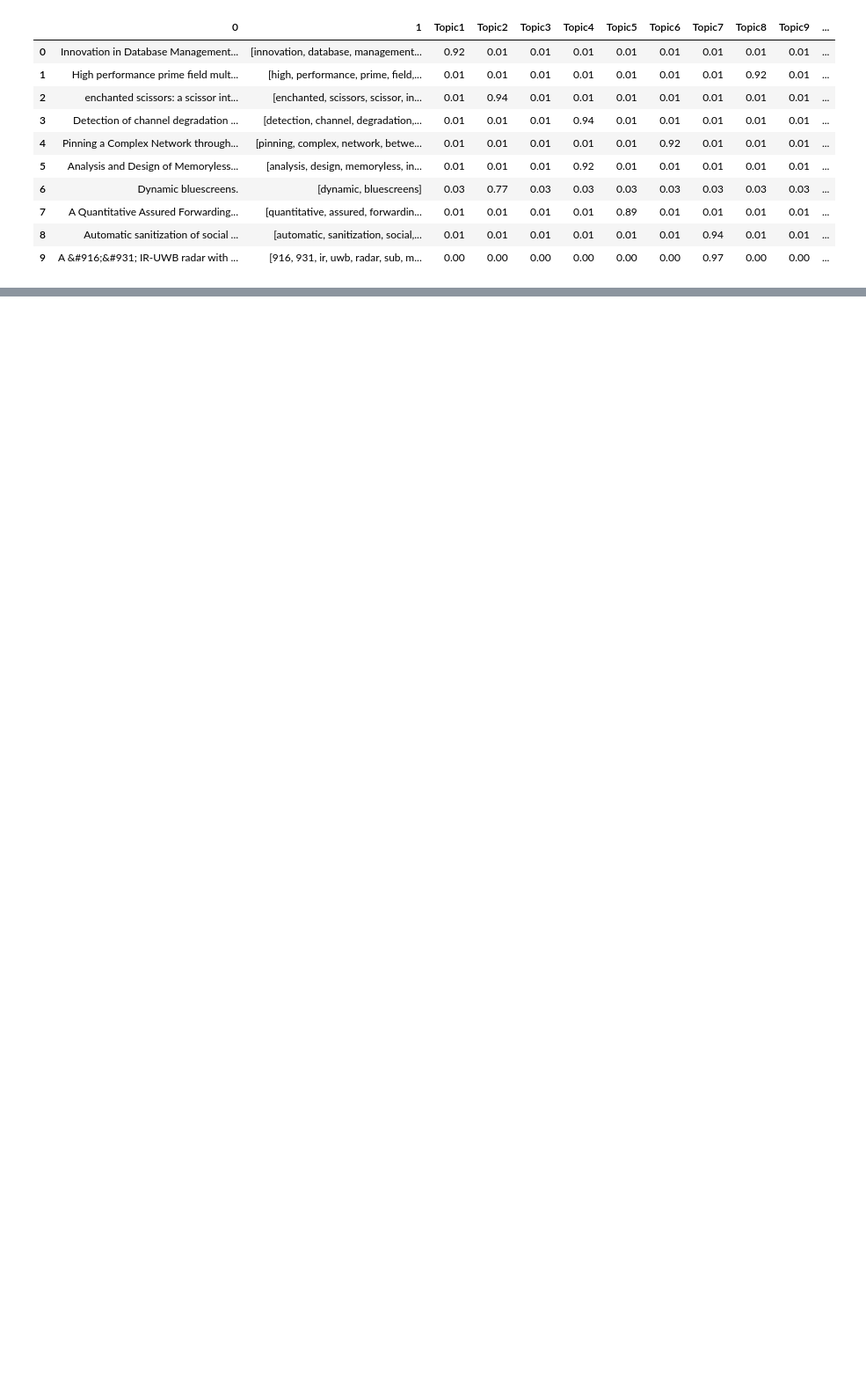
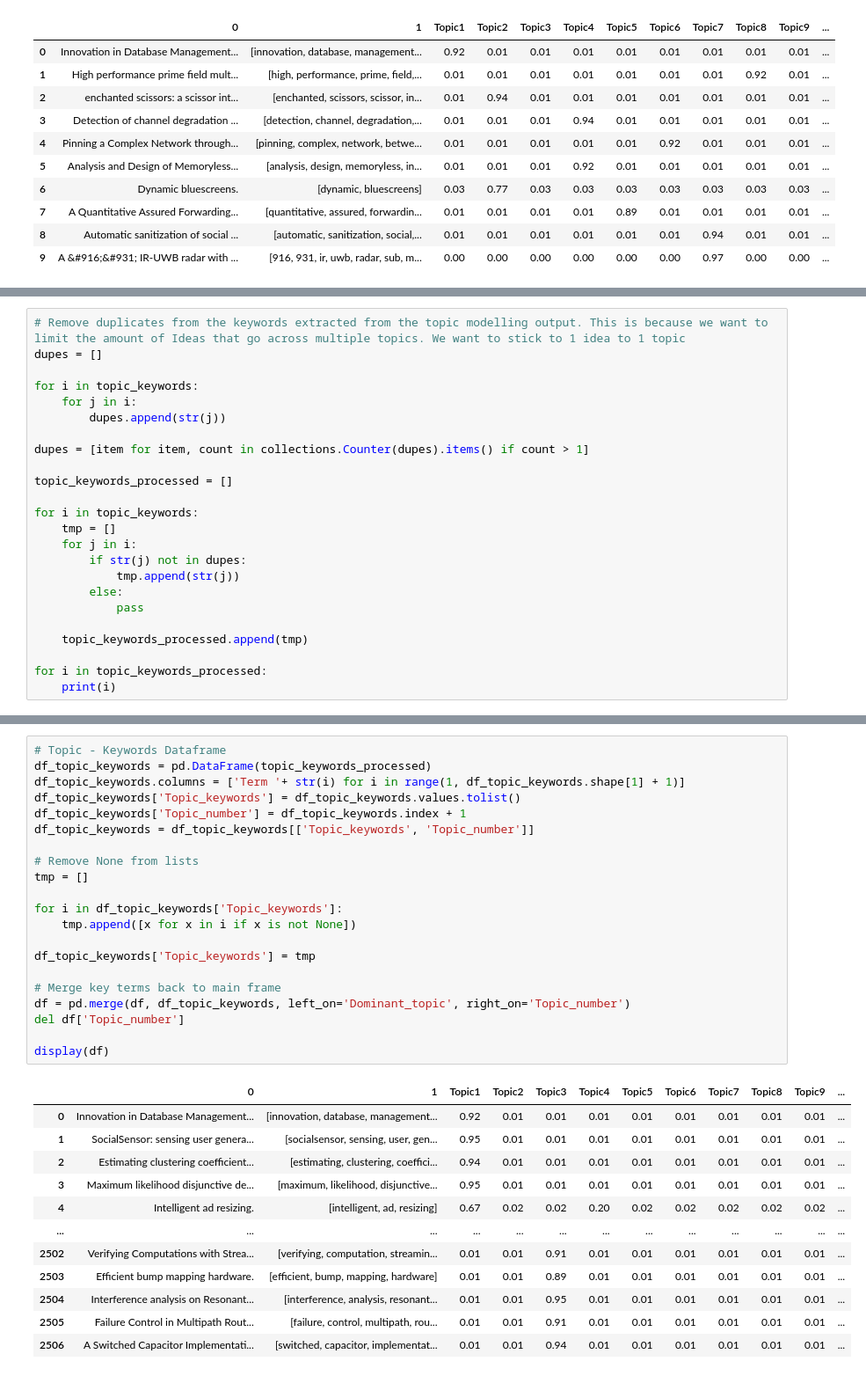
Before and after one commit to LowriWilliams/Topic_Modelling_Beyond_Tokens, a Jupyter notebook: topic_modelling.ipynb, the cells around one changed output, grey strips where cells are left out. Shown: that part at 88% size. Cells and saved outputs as stored; diff of their text form; blank space fills up the shorter version.

```diff
--- a/topic_modelling.ipynb
+++ b/topic_modelling.ipynb
@@ -226,0 +227,24 @@ for i in in topic_keywords:
+# %%
+# Remove duplicates from the keywords extracted from the topic modelling output. This is because we want to limit the amount of Ideas that go across multiple topics. We want to stick to 1 idea to 1 topic
+dupes = []
+
+for i in topic_keywords:
+    for j in i:
+        dupes.append(str(j))
+
+dupes = [item for item, count in collections.Counter(dupes).items() if count > 1]
+
+topic_keywords_processed = []
+
+for i in topic_keywords:
+    tmp = []
+    for j in i:
+        if str(j) not in dupes:
+            tmp.append(str(j))
+        else:
+            pass
+
+    topic_keywords_processed.append(tmp)
+
+for i in topic_keywords_processed:
+    print(i)
@@ -226,0 +262,34 @@ for i in in topic_keywords:
+# %%
+# Topic - Keywords Dataframe
+df_topic_keywords = pd.DataFrame(topic_keywords_processed)
+df_topic_keywords.columns = ['Term '+ str(i) for i in range(1, df_topic_keywords.shape[1] + 1)]
+df_topic_keywords['Topic_keywords'] = df_topic_keywords.values.tolist()
+df_topic_keywords['Topic_number'] = df_topic_keywords.index + 1
+df_topic_keywords = df_topic_keywords[['Topic_keywords', 'Topic_number']]
+
+# Remove None from lists
+tmp = []
+
+for i in df_topic_keywords['Topic_keywords']:
+    tmp.append([x for x in i if x is not None])
+
+df_topic_keywords['Topic_keywords'] = tmp
+
+# Merge key terms back to main frame
+df = pd.merge(df, df_topic_keywords, left_on='Dominant_topic', right_on='Topic_number')
+del df['Topic_number']
+
+display(df)
+# %% [output]
+|  | 0 | 1 | Topic1 | Topic2 | Topic3 | Topic4 | Topic5 | Topic6 | Topic7 | Topic8 | Topic9 | ... |
+| 0 | Innovation in Database Management... | [innovation, database, management... | 0.92 | 0.01 | 0.01 | 0.01 | 0.01 | 0.01 | 0.01 | 0.01 | 0.01 | ... |
+| 1 | SocialSensor: sensing user genera... | [socialsensor, sensing, user, gen... | 0.95 | 0.01 | 0.01 | 0.01 | 0.01 | 0.01 | 0.01 | 0.01 | 0.01 | ... |
+| 2 | Estimating clustering coefficient... | [estimating, clustering, coeffici... | 0.94 | 0.01 | 0.01 | 0.01 | 0.01 | 0.01 | 0.01 | 0.01 | 0.01 | ... |
+| 3 | Maximum likelihood disjunctive de... | [maximum, likelihood, disjunctive... | 0.95 | 0.01 | 0.01 | 0.01 | 0.01 | 0.01 | 0.01 | 0.01 | 0.01 | ... |
+| 4 | Intelligent ad resizing. | [intelligent, ad, resizing] | 0.67 | 0.02 | 0.02 | 0.20 | 0.02 | 0.02 | 0.02 | 0.02 | 0.02 | ... |
+| ... | ... | ... | ... | ... | ... | ... | ... | ... | ... | ... | ... | ... |
+| 2502 | Verifying Computations with Strea... | [verifying, computation, streamin... | 0.01 | 0.01 | 0.91 | 0.01 | 0.01 | 0.01 | 0.01 | 0.01 | 0.01 | ... |
+| 2503 | Efficient bump mapping hardware. | [efficient, bump, mapping, hardware] | 0.01 | 0.01 | 0.89 | 0.01 | 0.01 | 0.01 | 0.01 | 0.01 | 0.01 | ... |
+| 2504 | Interference analysis on Resonant... | [interference, analysis, resonant... | 0.01 | 0.01 | 0.95 | 0.01 | 0.01 | 0.01 | 0.01 | 0.01 | 0.01 | ... |
+| 2505 | Failure Control in Multipath Rout... | [failure, control, multipath, rou... | 0.01 | 0.01 | 0.91 | 0.01 | 0.01 | 0.01 | 0.01 | 0.01 | 0.01 | ... |
+| 2506 | A Switched Capacitor Implementati... | [switched, capacitor, implementat... | 0.01 | 0.01 | 0.94 | 0.01 | 0.01 | 0.01 | 0.01 | 0.01 | 0.01 | ... |
```
Also changed, not shown: parts of 7 cells of this notebook.
